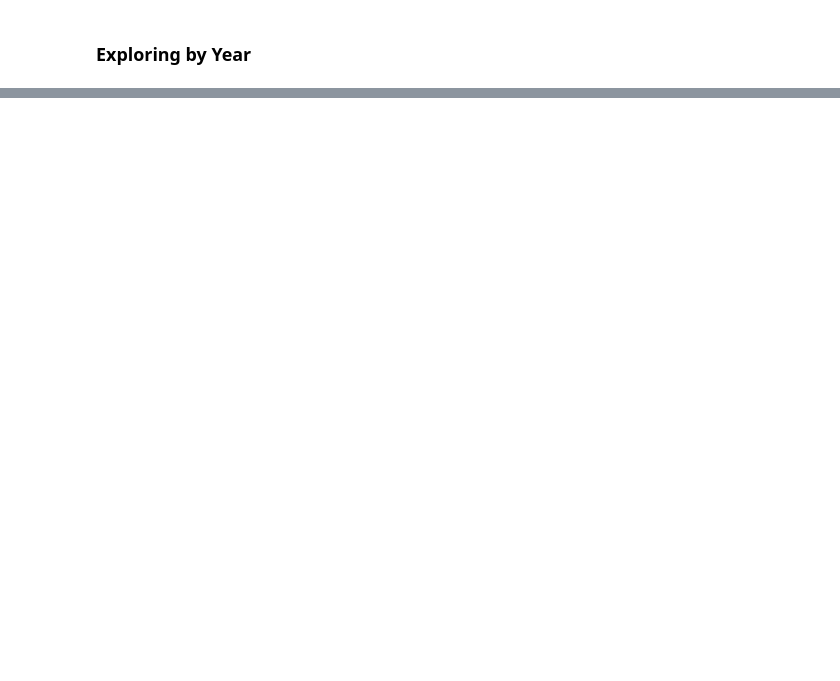
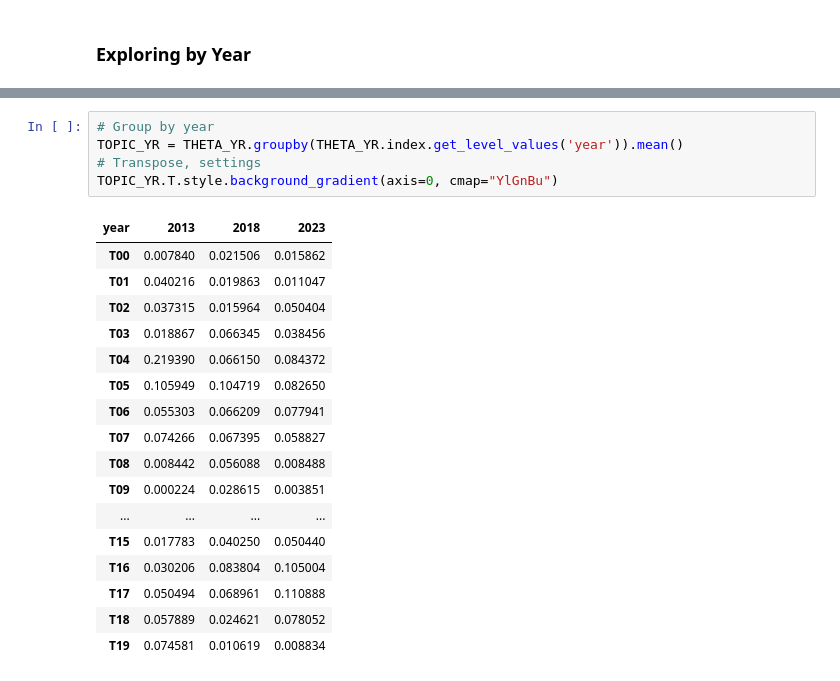
Before and after one commit to caroline-kranefuss/evolving_sentiment_climate, a Jupyter notebook: notebooks/LDA.ipynb, the cells around one changed output, grey strips where cells are left out. Drawn from its saved outputs; the diff is of its cells as text; blank space fills up the shorter version.

```diff
--- a/notebooks/LDA.ipynb
+++ b/notebooks/LDA.ipynb
@@ -267,0 +286,23 @@ plt.show()
+# %%
+# Group by year
+TOPIC_YR = THETA_YR.groupby(THETA_YR.index.get_level_values('year')).mean()
+# Transpose, settings
+TOPIC_YR.T.style.background_gradient(axis=0, cmap="YlGnBu")
+# %% [output]
+| year | 2013 | 2018 | 2023 |
+| T00 | 0.007840 | 0.021506 | 0.015862 |
+| T01 | 0.040216 | 0.019863 | 0.011047 |
+| T02 | 0.037315 | 0.015964 | 0.050404 |
+| T03 | 0.018867 | 0.066345 | 0.038456 |
+| T04 | 0.219390 | 0.066150 | 0.084372 |
+| T05 | 0.105949 | 0.104719 | 0.082650 |
+| T06 | 0.055303 | 0.066209 | 0.077941 |
+| T07 | 0.074266 | 0.067395 | 0.058827 |
+| T08 | 0.008442 | 0.056088 | 0.008488 |
+| T09 | 0.000224 | 0.028615 | 0.003851 |
+| ... | ... | ... | ... |
+| T15 | 0.017783 | 0.040250 | 0.050440 |
+| T16 | 0.030206 | 0.083804 | 0.105004 |
+| T17 | 0.050494 | 0.068961 | 0.110888 |
+| T18 | 0.057889 | 0.024621 | 0.078052 |
+| T19 | 0.074581 | 0.010619 | 0.008834 |
```
Also changed, not shown: parts of 11 cells of this notebook, 3 other files.
